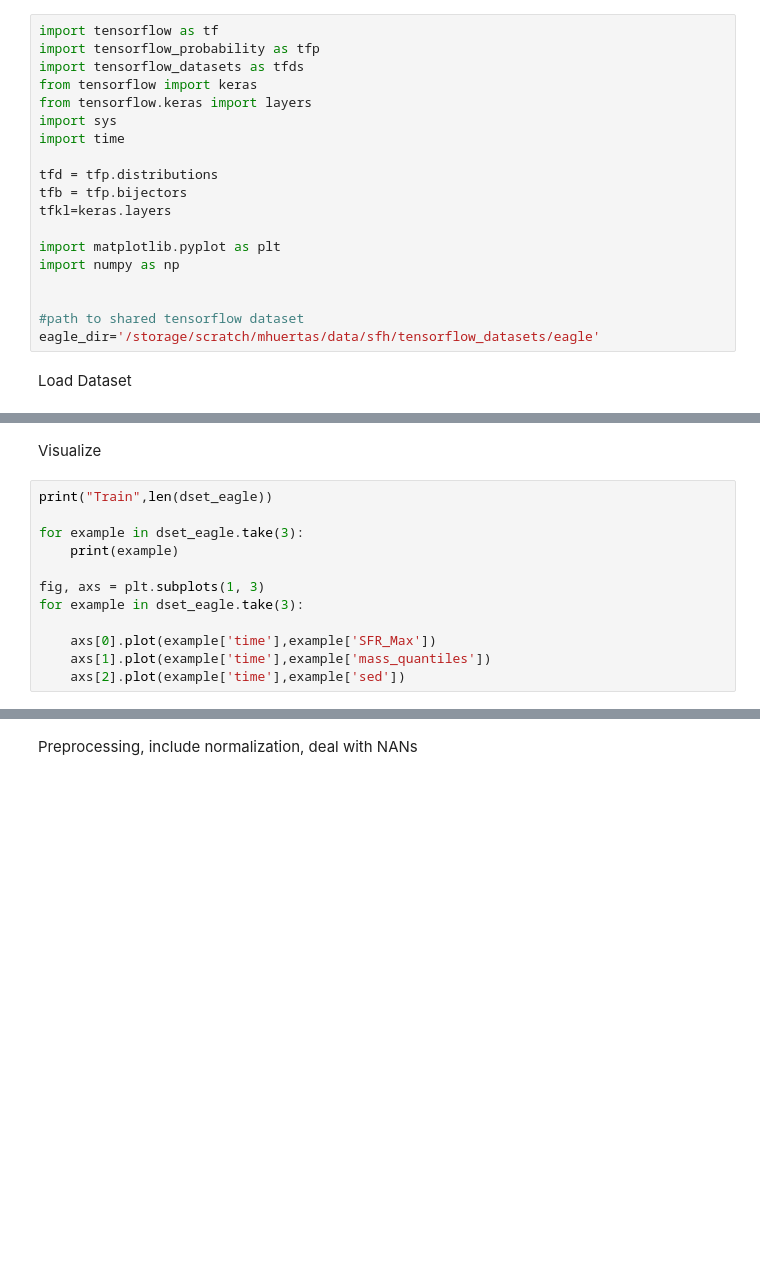
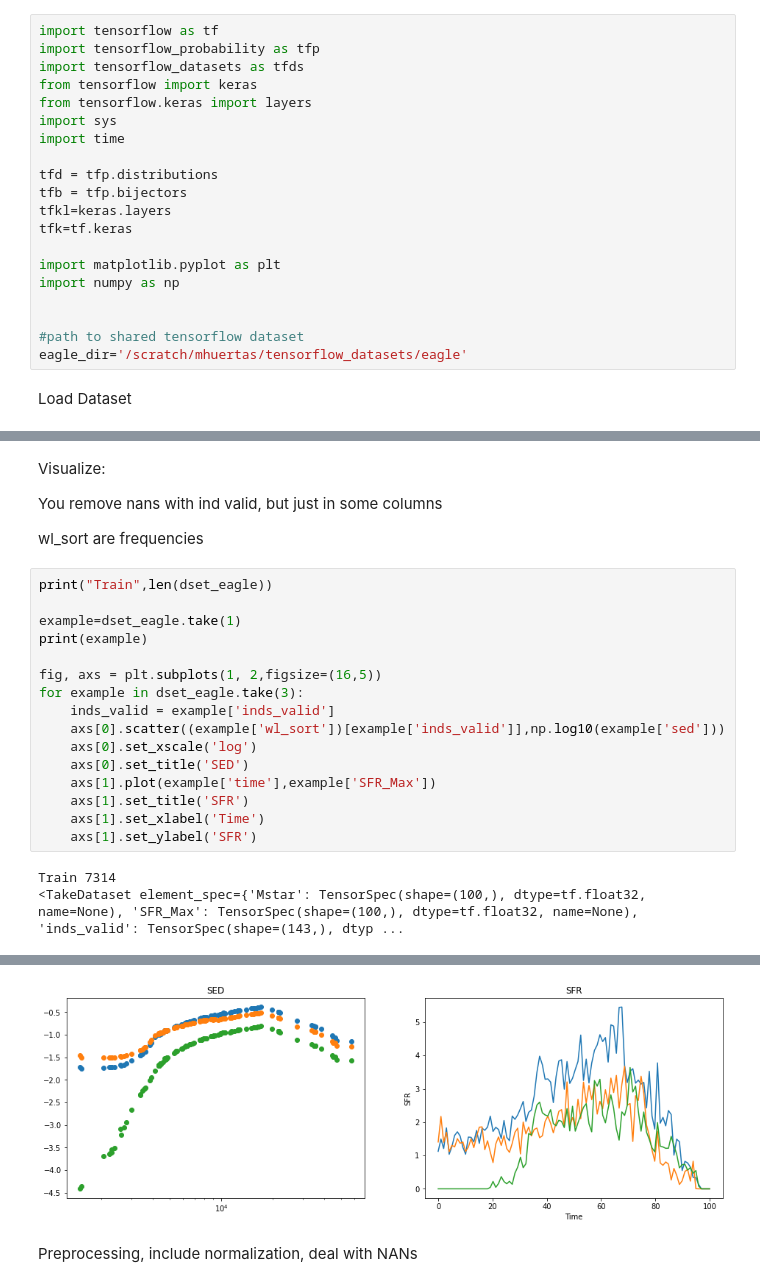
Before and after one commit to mhuertascompany/sfh-inference, a Jupyter notebook: notebooks/eagle_regression.ipynb, the cells around one changed output, grey strips where cells are left out. Drawn from its saved outputs; the diff is of its cells as text; blank space fills up the shorter version.

```diff
--- a/notebooks/eagle_regression.ipynb
+++ b/notebooks/eagle_regression.ipynb
@@ -10,13 +10,14 @@ import time
 tfd = tfp.distributions
 tfb = tfp.bijectors
 tfkl=keras.layers
+tfk=tf.keras
 
 import matplotlib.pyplot as plt
 import numpy as np
 
 
 #path to shared tensorflow dataset
-eagle_dir='/storage/scratch/mhuertas/data/sfh/tensorflow_datasets/eagle'
+eagle_dir='/scratch/mhuertas/tensorflow_datasets/eagle'
 # %% [markdown]
 Load Dataset
 # %%
@@ -26,14 +34,25 @@ dset_eagle = tfds.load('eagle', split='train', data_dir=eagle_dir)
-# %% [markdown]
-Visualize
+# %% [markdown]
+Visualize:
+
+You remove nans with ind valid, but just in some columns
+
+wl_sort are frequencies
 # %%
 print("Train",len(dset_eagle))
 
+example=dset_eagle.take(1)
+print(example)
+
+fig, axs = plt.subplots(1, 2,figsize=(16,5))
 for example in dset_eagle.take(3):
-    print(example)
-
-fig, axs = plt.subplots(1, 3)
-for example in dset_eagle.take(3):
-
-    axs[0].plot(example['time'],example['SFR_Max'])
-    axs[1].plot(example['time'],example['mass_quantiles'])
-    axs[2].plot(example['time'],example['sed'])
+    inds_valid = example['inds_valid']
+    axs[0].scatter((example['wl_sort'])[example['inds_valid']],np.log10(example['sed']))
+    axs[0].set_xscale('log')
+    axs[0].set_title('SED')
+    axs[1].plot(example['time'],example['SFR_Max'])
+    axs[1].set_title('SFR')
+    axs[1].set_xlabel('Time')
+    axs[1].set_ylabel('SFR')
+# %% [output]
+Train 7314
+<TakeDataset element_spec={'Mstar': TensorSpec(shape=(100,), dtype=tf.float32, name=None), 'SFR_Max': TensorSpec(shape=(100,), dtype=tf.float32, name=None), 'inds_valid': TensorSpec(shape=(143,), dtyp ...
@@ -40,3 +60,4 @@ for example in dset_eagle.take(3):
+[figure, added]
 # %% [markdown]
 Preprocessing, include normalization, deal with NANs
 # %%
```
Also changed, not shown: parts of 7 cells of this notebook.
